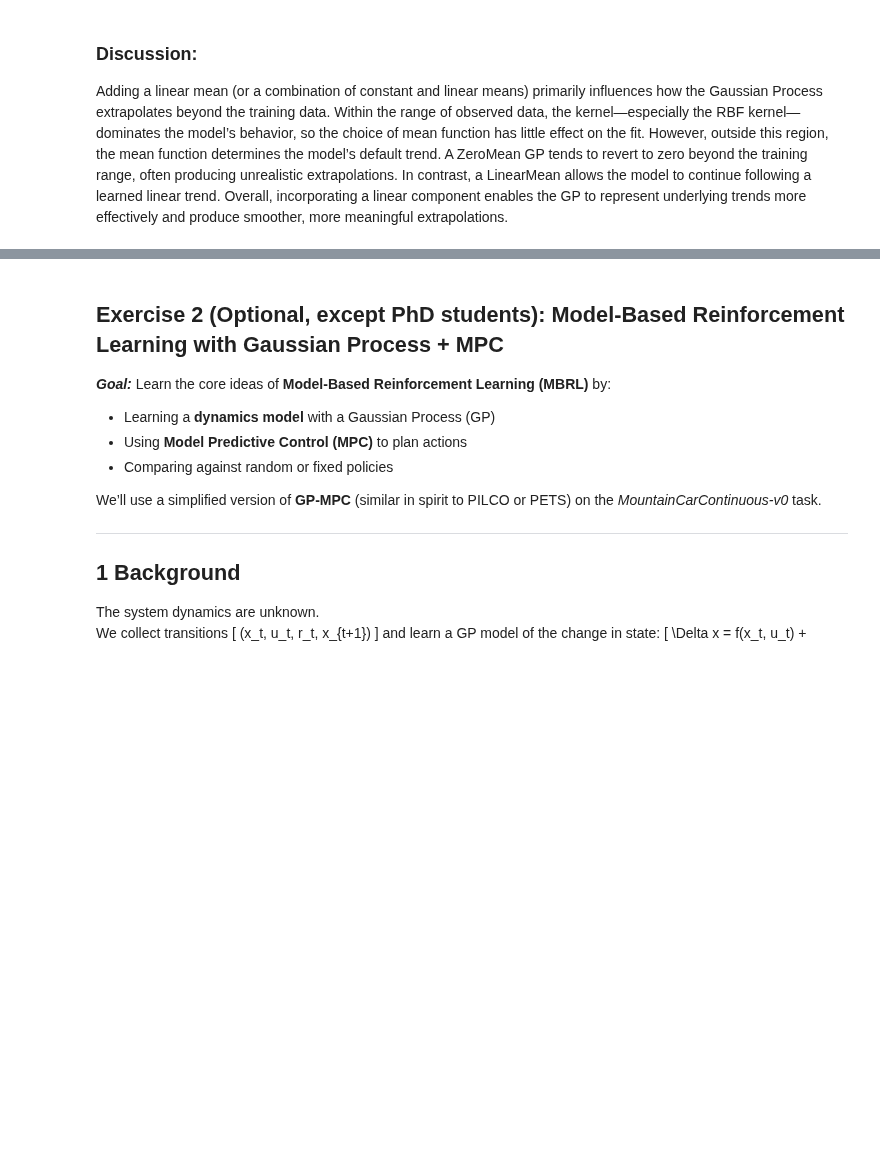
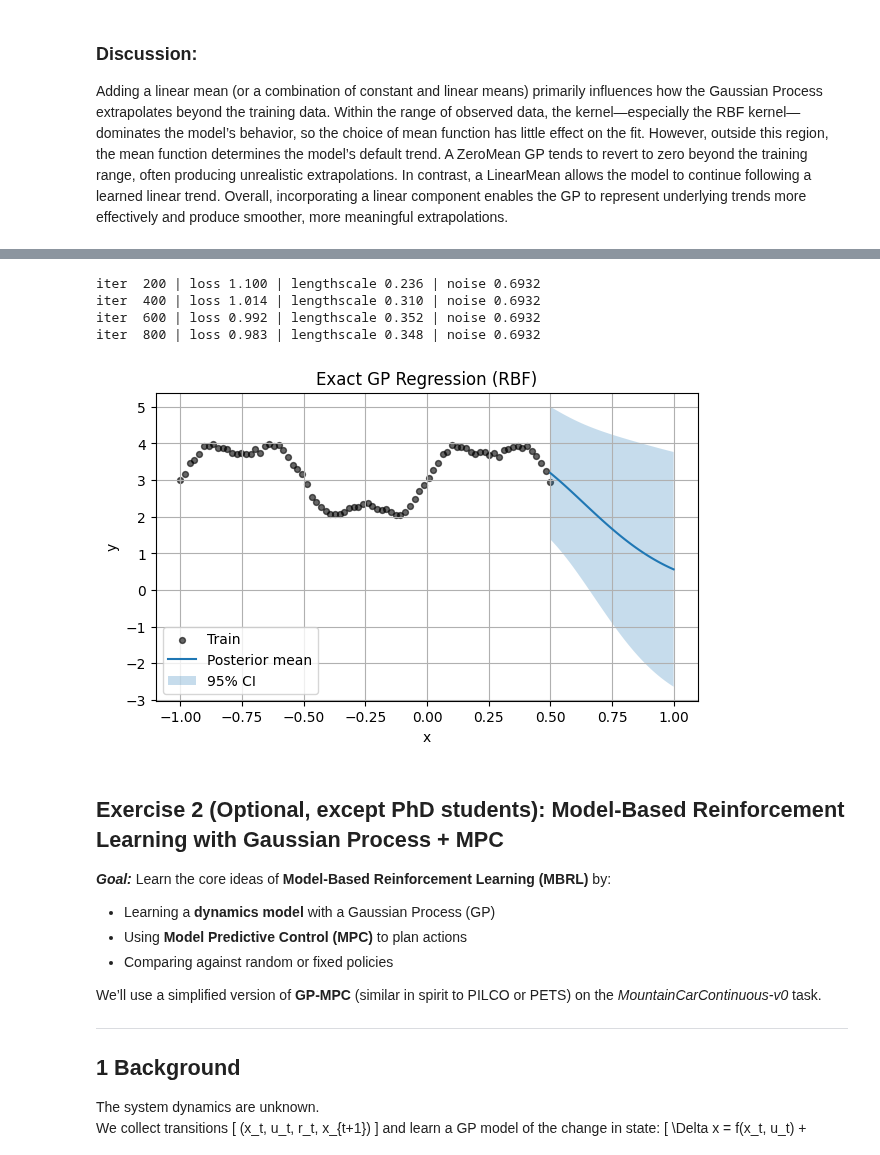
Before and after one commit to simkarwin/RL1, a Jupyter notebook: lab7_mbrl.ipynb, the cells around one changed output, grey strips where cells are left out. Drawn from its saved outputs; the diff is of its cells as text; code cells hidden in the pictures; blank space fills up the shorter version.

```diff
--- a/lab7_mbrl.ipynb
+++ b/lab7_mbrl.ipynb
@@ -393,3 +426,59 @@ Adding a linear mean (or a combination of constant and linear means) primarily i
+# %%
+Xtr, Ytr, Xgrid, Ygrid = make_data(noise_std=0.05, train_range=(-1.0, 0.5), holdout_right=True)
+Xtr, Ytr, Xgrid = Xtr.to(device), Ytr.to(device), Xgrid.to(device)
+
+
+M = 32
+inducing_points = torch.linspace(Xtr.min(), Xtr.max(), M).unsqueeze(-1).to(device)
+
+model = SVGPModel(inducing_points).to(device)
+likelihood = gpytorch.likelihoods.GaussianLikelihood().to(device)
+model.train()
+likelihood.train()
+optimizer = torch.optim.Adam([{'params': model.parameters()}], lr=0.01)
+mll = gpytorch.mlls.VariationalELBO(likelihood, model, num_data=Ytr.size(0))
+
+
+# ---------- Train (maximize log marginal likelihood) ----------
+training_iter = 800
+for i in range(training_iter):
+    optimizer.zero_grad()
+    output = model(Xtr)
+    loss = -mll(output, Ytr)
+    loss.backward()
+    optimizer.step()
+    if (i+1) % 200 == 0:
+        ls = model.covar_module.base_kernel.lengthscale.item()
+        sn = likelihood.noise.item()
+        print(f"iter {i+1:4d} | loss {loss.item():.3f} | lengthscale {ls:.3f} | noise {sn:.4f}")
+
+# ---------- Evaluate ----------
+x2 = torch.linspace(0.5, 1, N)
+model.eval(); likelihood.eval()
+with torch.no_grad(), gpytorch.settings.fast_pred_var():
+    pred = likelihood(model(x2))
+    mean = pred.mean.cpu()
+    lower, upper = pred.confidence_region()
+    lower, upper = lower.cpu(), upper.cpu()
+
+x2 = x2.cpu().squeeze()
+Ytr_cpu = Ytr.cpu()
+Xtr_cpu = Xtr.cpu().squeeze()
+
+# ---------- Plot ----------
+plt.figure(figsize=(7,4))
+plt.scatter(Xtr_cpu, Ytr_cpu, s=18, color='k', alpha=0.6, label='Train')
+plt.plot(x2, mean, label='Posterior mean')
+plt.fill_between(x2, lower, upper, alpha=0.25, label='95% CI')
+plt.title('Exact GP Regression (RBF)')
+plt.xlabel('x'); plt.ylabel('y')
+plt.legend(); plt.grid(True); plt.show()
+# %% [output]
+iter  200 | loss 1.100 | lengthscale 0.236 | noise 0.6932
+iter  400 | loss 1.014 | lengthscale 0.310 | noise 0.6932
+iter  600 | loss 0.992 | lengthscale 0.352 | noise 0.6932
+iter  800 | loss 0.983 | lengthscale 0.348 | noise 0.6932
+[figure, added]
 # %% [markdown]
 ## Exercise 2 (Optional, except PhD students): Model-Based Reinforcement Learning with Gaussian Process + MPC
 ***Goal:***
```
Also changed, not shown: parts of 2 cells of this notebook.
